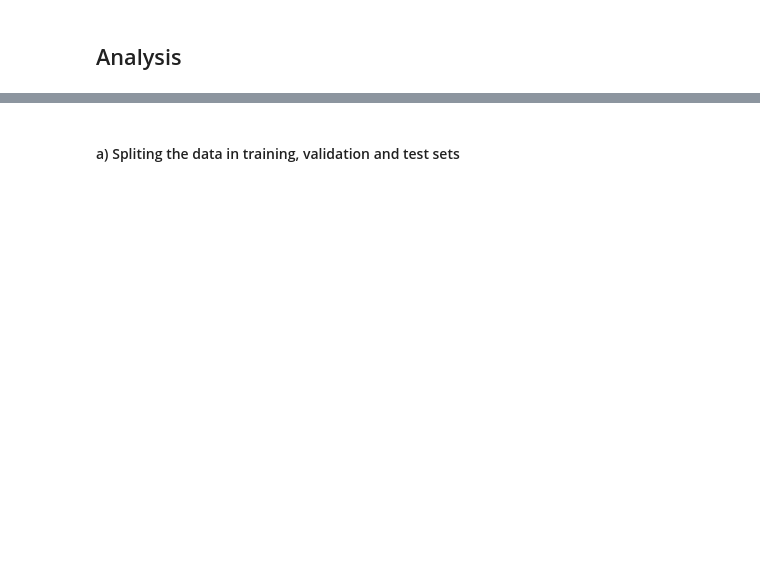
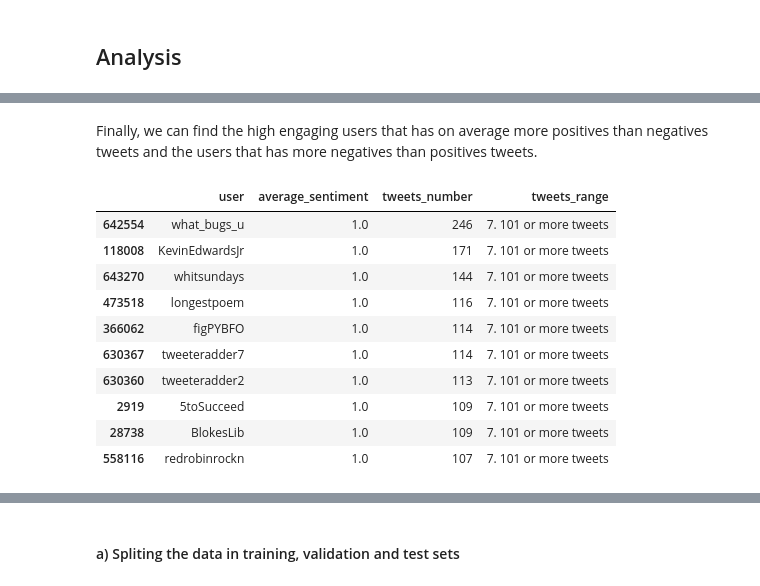
Before and after one commit to AndreGoncalves013/Twitter_Sentiment_Analysis, a Jupyter notebook: twitter_sentiment_analysis.ipynb, the cells around one changed output, grey strips where cells are left out. Saved outputs shown, nothing was run; the diff lists cells and outputs as text; code cells hidden in the pictures; blank space fills up the shorter version.

```diff
--- a/twitter_sentiment_analysis.ipynb
+++ b/twitter_sentiment_analysis.ipynb
@@ -136,0 +211,5 @@ plt.imshow(wc)
+# %%
+sentiment_per_user_df = df.groupby('user').agg({'sentiment':'mean','text':'count'})\
+.reset_index().rename(columns={"sentiment": "average_sentiment", 'text' : 'tweets_number'})
+
+sentiment_per_user_df.head()
@@ -136,0 +225,31 @@ plt.imshow(wc)
+# %%
+def tweets_range(tweets_number):
+  '''
+  INPUT
+  tweets_number - number of tweets
+
+  OUTPUT
+  tweet_range - interval of number of tweets
+  '''
+
+  if tweets_number == 1:
+    return '1. Only 1 tweet'
+
+  if tweets_number <= 5:
+    return '2. Between 2 and 5 tweets'
+
+  if tweets_number <= 10:
+    return '3. Between 6 and 10 tweets'
+
+  if tweets_number <= 20:
+    return '4. Between 11 and 20 tweets'
+
+  if tweets_number <= 50:
+    return '5. Between 21 and 50 tweets'
+
+  if tweets_number <= 100:
+    return '6. Between 51 and 100 tweets'
+
+  return '7. 101 or more tweets'
+
+sentiment_per_user_df['tweets_range'] = sentiment_per_user_df['tweets_number'].apply(tweets_range)
@@ -136,0 +272,17 @@ plt.imshow(wc)
+# %% [markdown]
+Finally, we can find the high engaging users that has on average more positives than negatives tweets and the users that has more negatives than positives tweets.
+# %%
+sentiment_per_user_df[sentiment_per_user_df['tweets_range'] == '7. 101 or more tweets'] \
+.sort_values(["average_sentiment", "tweets_number"], ascending = (False, False)).head(10)
+# %% [output]
+|  | user | average_sentiment | tweets_number | tweets_range |
+| 642554 | what_bugs_u | 1.0 | 246 | 7. 101 or more tweets |
+| 118008 | KevinEdwardsJr | 1.0 | 171 | 7. 101 or more tweets |
+| 643270 | whitsundays | 1.0 | 144 | 7. 101 or more tweets |
+| 473518 | longestpoem | 1.0 | 116 | 7. 101 or more tweets |
+| 366062 | figPYBFO | 1.0 | 114 | 7. 101 or more tweets |
+| 630367 | tweeteradder7 | 1.0 | 114 | 7. 101 or more tweets |
+| 630360 | tweeteradder2 | 1.0 | 113 | 7. 101 or more tweets |
+| 2919 | 5toSucceed | 1.0 | 109 | 7. 101 or more tweets |
+| 28738 | BlokesLib | 1.0 | 109 | 7. 101 or more tweets |
+| 558116 | redrobinrockn | 1.0 | 107 | 7. 101 or more tweets |
```
Also changed, not shown: parts of 115 cells of this notebook, 4 other files.
